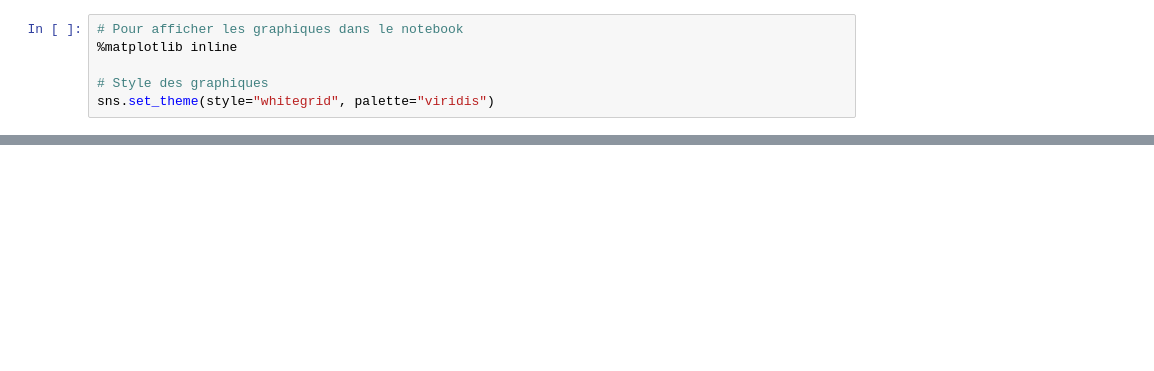
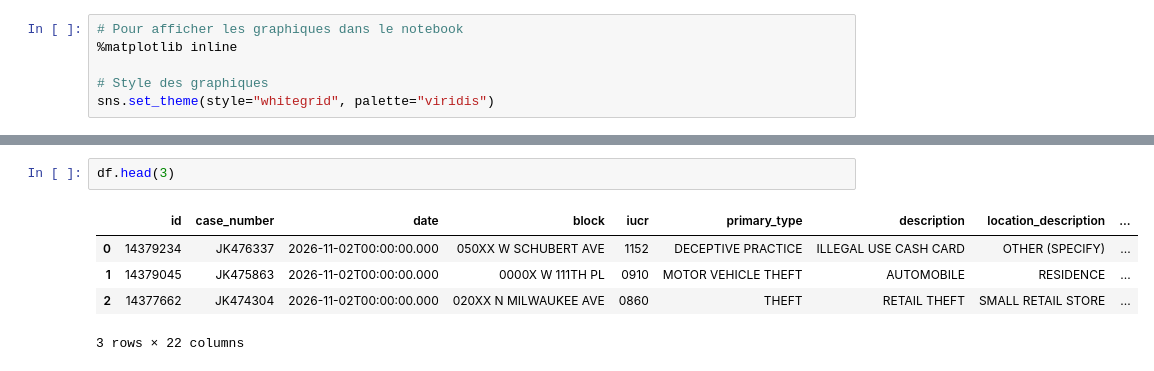
Before and after one commit to ardjoumakassogue85-create/chicago-crime-data-platform, a Jupyter notebook: notebooks/01_eda.ipynb, the cells around one changed output, grey strips where cells are left out. Cells and saved outputs as stored; diff of their text form; blank space fills up the shorter version.

```diff
--- a/notebooks/01_eda.ipynb
+++ b/notebooks/01_eda.ipynb
@@ -21,0 +42,8 @@ print(f"Colonnes : {len(df.columns)}")
+# %%
+df.head(3)
+# %% [output]
+|  | id | case_number | date | block | iucr | primary_type | description | location_description | ... |
+| 0 | 14379234 | JK476337 | 2026-11-02T00:00:00.000 | 050XX W SCHUBERT AVE | 1152 | DECEPTIVE PRACTICE | ILLEGAL USE CASH CARD | OTHER (SPECIFY) | ... |
+| 1 | 14379045 | JK475863 | 2026-11-02T00:00:00.000 | 0000X W 111TH PL | 0910 | MOTOR VEHICLE THEFT | AUTOMOBILE | RESIDENCE | ... |
+| 2 | 14377662 | JK474304 | 2026-11-02T00:00:00.000 | 020XX N MILWAUKEE AVE | 0860 | THEFT | RETAIL THEFT | SMALL RETAIL STORE | ... |
+3 rows × 22 columns
```
Also changed, not shown: parts of 9 cells of this notebook.
